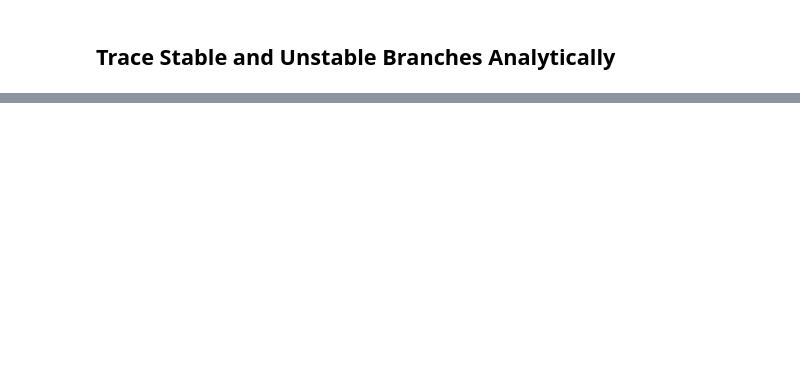
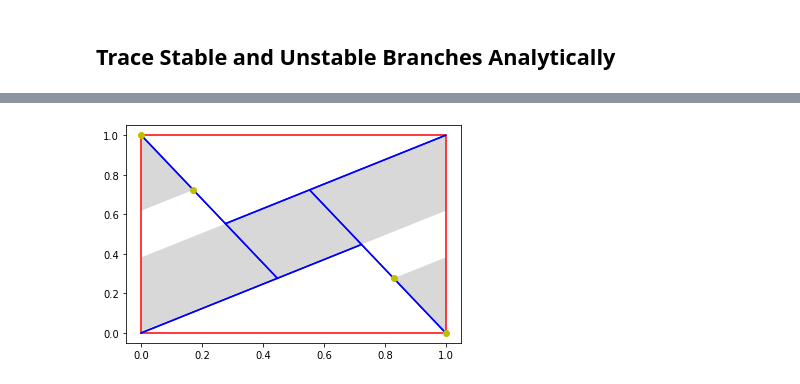
Before and after one commit to juliusrueckin/masters-thesis, a Jupyter notebook: experimental/compute-markov-partition-first-method.py.ipynb, the cells around one changed output, grey strips where cells are left out. Saved outputs shown, nothing was run; the diff lists cells and outputs as text; code cells hidden in the pictures; blank space fills up the shorter version.

```diff
--- a/experimental/compute-markov-partition-first-method.py.ipynb
+++ b/experimental/compute-markov-partition-first-method.py.ipynb
@@ -280,0 +390,48 @@ plt.show()
+# %%
+P2_phi = np.array([phi(u1)+np.array([1,0]), phi(p2), phi(u4)+np.array([0,1]), phi(p4)])
+
+phi_p1_a = seg_intersect(np.array([u3,u4]), np.array([phi(p1), phi(p1)+vu]))
+phi_p2_a = seg_intersect(np.array([u1,u2]), np.array([phi(p2), phi(p2)-vu]))
+phi_p3_a = seg_intersect(np.array([u1,u2]), np.array([phi(p3), phi(p3)-vu]))
+phi_p4_a = seg_intersect(np.array([u3,u4]), np.array([phi(p4), phi(p4)+vu]))
+
+P2_phi_boundaries_a = np.array([u2, phi(p2), phi_p2_a])
+P2_phi_boundaries_b = np.array([u4, phi(p4), phi_p4_a])
+P2_phi_boundaries_c = np.array([u3, phi_p3_a, u1, phi_p1_a])
+# %%
+u = np.array([u1, u2, u3, u4, u1])
+p = np.array([p1, p2, p3, p4])
+
+P1 = np.array([p1, p2, p3, p4, p1])
+
+P2a = np.array([u1, p2, u4])
+P2b = np.array([u2, p4, u3])
+
+P3a = np.array([u1, p1, u2])
+P3b = np.array([u3, p3, u4])
+
+#draw unit square
+plt.plot(u[:, 0], u[:, 1], "r")
+
+# draw rectangle P1
+plt.plot(P1[:, 0], P1[:, 1], "b-")
+
+# draw rectangle P2
+plt.plot(P2a[:, 0], P2a[:, 1], "b-")
+plt.plot(P2b[:, 0], P2b[:, 1], "b-")
+
+# draw rectangle P3
+plt.plot(P3a[:, 0], P3a[:, 1], "b-")
+plt.plot(P3b[:, 0], P3b[:, 1], "b-")
+
+# draw P2-phi rectangle vertices
+plt.plot(P2_phi[:, 0], P2_phi[:, 1], "yo")
+
+# draw P2-phi rectangle area
+plt.fill(P2_phi_boundaries_a[:, 0], P2_phi_boundaries_a[:, 1], "gray", alpha=0.3)
+plt.fill(P2_phi_boundaries_b[:, 0], P2_phi_boundaries_b[:, 1], "gray", alpha=0.3)
+plt.fill(P2_phi_boundaries_c[:, 0], P2_phi_boundaries_c[:, 1], "gray", alpha=0.3)
+
+plt.show()
+# %% [output]
+[figure, added]
```
Also changed, not shown: parts of 26 cells of this notebook, 1 other file.
